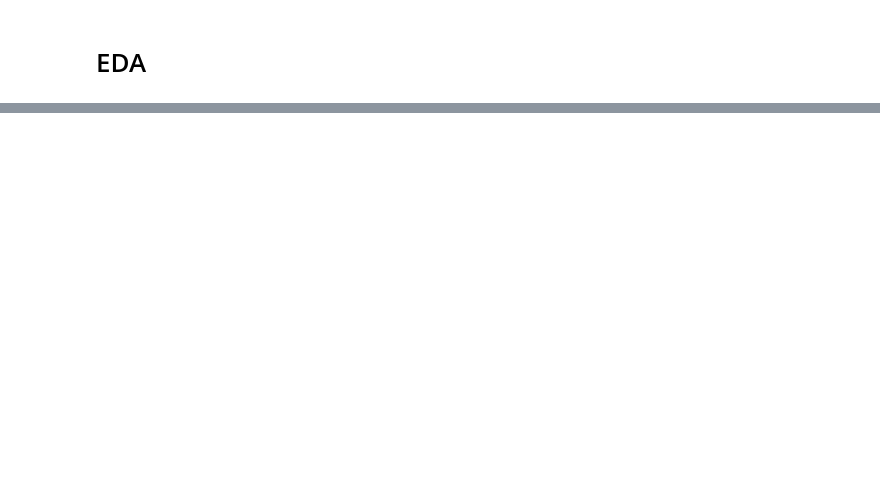
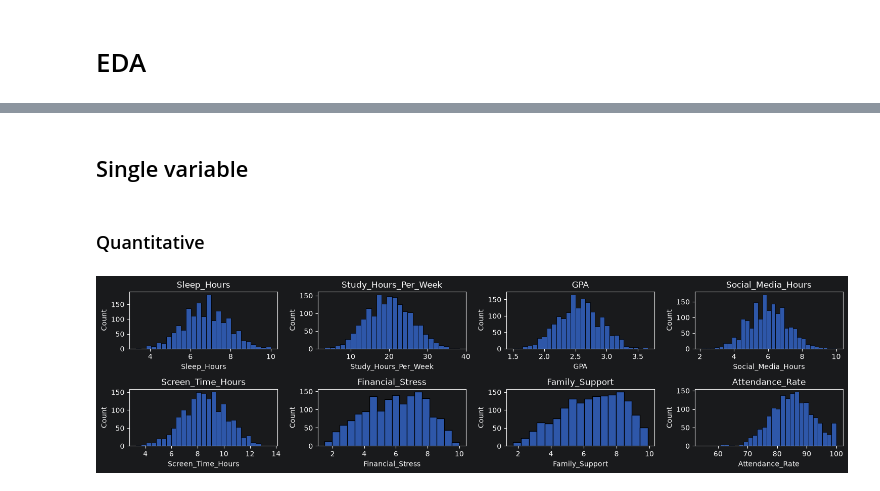
Before and after one commit to Aymanemjj/SanityCheck, a Jupyter notebook: notebooks/main.ipynb, the cells around one changed output, grey strips where cells are left out. Saved outputs shown, nothing was run; the diff lists cells and outputs as text; code cells hidden in the pictures; blank space fills up the shorter version.

Commit message:
EDA Single variable

```diff
--- a/notebooks/main.ipynb
+++ b/notebooks/main.ipynb
@@ -38,2 +40,21 @@ df.head(10)
 # %% [markdown]
 # EDA
+# %%
+quantitative = {
+    "continuous":["Sleep_Hours", "Study_Hours_Per_Week", "GPA", "Social_Media_Hours", "Screen_Time_Hours", "Financial_Stress", "Family_Support", "Attendance_Rate"],
+    "discrete":["Age", "Year_of_Study", ],
+}
+qualitative = {
+    "nominal":["Gender", "Part_Time_Job", "Previous_Mental_Health_History"],
+    "ordinal":["Physical_Activity", "Diet_Quality", "Mental_Health_Risk"],
+    "ordinal_order":{
+        "Physical_Activity":["Low", "Moderate", "High"],
+        "Diet_Quality":["Poor", "Average", "Good"],
+        "Mental_Health_Risk":["Low", "Medium", "High"],
+    }
+}
+# %%
+
+for col in qualitative["ordinal"]:
+    print(col)
+    print(df[col].unique())
@@ -39,0 +74,23 @@ df.head(10)
+# %% [markdown]
+## Single variable
+# %% [markdown]
+### Quantitative
+# %%
+def draw_quant_continous(df):
+    fig, axes = plt.subplots(nrows=2, ncols=4, figsize=(15, 4))
+    row = 0
+    col = 0
+    for column in df[quantitative["continuous"]].columns:
+        sns.histplot(data=df[column], ax=axes[row, col])
+        axes[row, col].set_title(column)
+        if col == 3:
+            row = 1
+            col = 0
+        else:
+            col += 1
+    plt.tight_layout()
+    plt.show()
+# %%
+draw_quant_continous(df)
+# %% [output]
+[figure, added]
```
Also changed, not shown: parts of 10 cells of this notebook.
